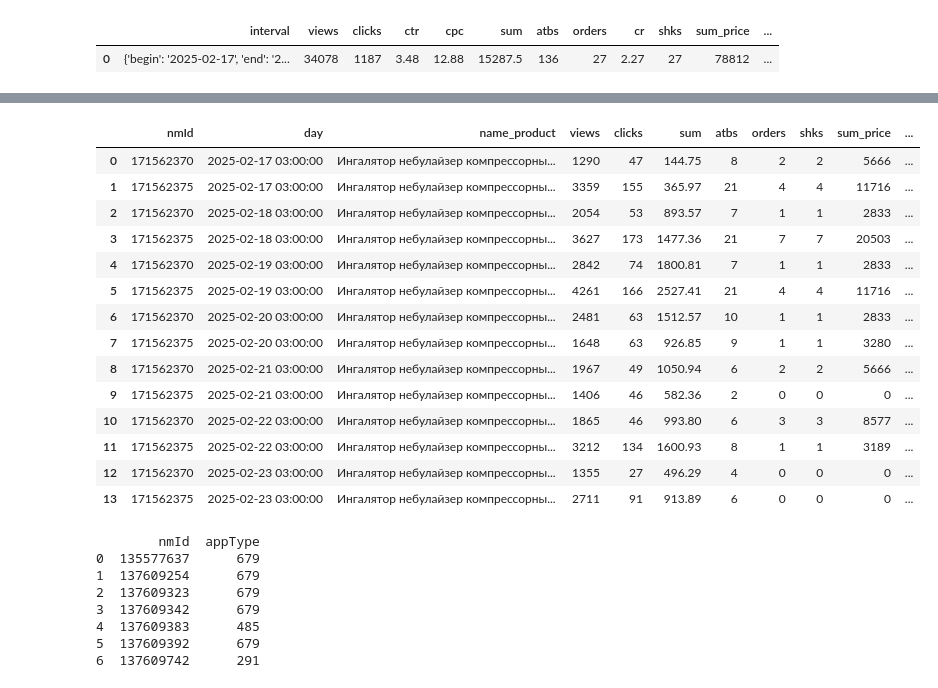
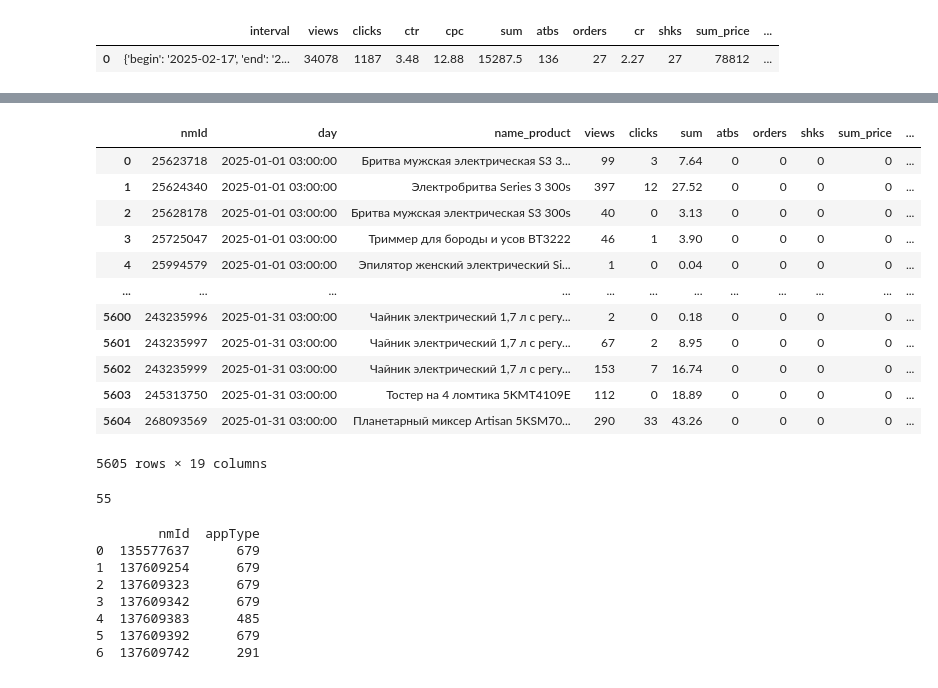
Before and after one commit to carolinavivast/API-Integrations, a Jupyter notebook: Advertisement_WB.ipynb, the cells around one changed output, grey strips where cells are left out. Cells and saved outputs as stored; diff of their text form; code cells hidden in the pictures.

```diff
--- a/Advertisement_WB.ipynb
+++ b/Advertisement_WB.ipynb
@@ -437,0 +508,39 @@ campaigns_df
+# %%
+# Create chunks of 100 campaign IDs each
+campaign_chunks = [campaigns_kitchen['advertId'][i:i + chunk_size].tolist() for i in range(0, len(campaigns_kitchen), chunk_size)]
+
+# List to store all campaign data
+all_campaign_data_kitchen = []
+
+# Iterate over each chunk and send a POST request
+for idx, chunk in enumerate(campaign_chunks):
+    #print(f"Processing Chunk {idx + 1}: {chunk}")
+
+    # Construct the payload for the current chunk
+    payload = [{"id": campaign_id, "interval": date_interval} for campaign_id in chunk]
+
+    # Send the POST request
+    response = requests.post(url, headers=headers_kitchen, json=payload)
+
+    # Add a delay to avoid hitting API rate limits
+    time.sleep(65)
+
+    # Check the response status
+    if response.status_code == 200:
+        # Parse the JSON response
+        data = response.json()
+        all_campaign_data_kitchen.extend(data)
+        #print(f"Response for Chunk {idx + 1}: {json.dumps(data, indent=4)}")
+        print("Data retrived successfully")
+    else:
+        print(f"Error for Chunk {idx + 1}: {response.status_code}, {response.text}")
+
+# Combine all campaign data into a DataFrame
+campaign_kitchen_df = pd.json_normalize(all_campaign_data_kitchen)
+
+# Save the combined data to a text file
+with open("response_data_guten.txt", "w", encoding="utf-8") as file:
+    json.dump(all_campaign_data_kitchen, file, indent=4, ensure_ascii=False)
+
+# Display the combined DataFrame
+print("Combined Campaign Data")
@@ -594,40 +884,43 @@ df_grouped
 # %%
 # Merge the grouped DataFrame with the filtered_df to add additional columns
-df_final = df_grouped.merge(
-    filtered_df[["advertId", "endTime", "createTime", "name", "status", "type"]],
+df_final = df_grouped_combined_campaigns.merge(
+    filtered_df[["advertId", "endTime", "createTime", "startTime","name", "status", "type"]],
     on="advertId",
     how="left"
 )
 
 # Drop the columns 'ctr', 'cpc', and 'cr'
 df_final = df_final.drop(columns=["ctr", "cpc", "cr"])
 
 # Rename the columns 'name_x' and 'name_y'
 df_final.rename(
     columns={
         "name_x": "name_product",  # Rename 'name_x' to 'name_product'
         "name_y": "name_campaign"  # Rename 'name_y' to 'name_campaign'
     },
     inplace=True
 )
 
 # Display the final DataFrame
 df_final
 # %% [output]
 |  | nmId | day | name_product | views | clicks | sum | atbs | orders | shks | sum_price | ... |
-| 0 | 171562370 | 2025-02-17 03:00:00 | Ингалятор небулайзер компрессорны... | 1290 | 47 | 144.75 | 8 | 2 | 2 | 5666 | ... |
-| 1 | 171562375 | 2025-02-17 03:00:00 | Ингалятор небулайзер компрессорны... | 3359 | 155 | 365.97 | 21 | 4 | 4 | 11716 | ... |
-| 2 | 171562370 | 2025-02-18 03:00:00 | Ингалятор небулайзер компрессорны... | 2054 | 53 | 893.57 | 7 | 1 | 1 | 2833 | ... |
-| 3 | 171562375 | 2025-02-18 03:00:00 | Ингалятор небулайзер компрессорны... | 3627 | 173 | 1477.36 | 21 | 7 | 7 | 20503 | ... |
-| 4 | 171562370 | 2025-02-19 03:00:00 | Ингалятор небулайзер компрессорны... | 2842 | 74 | 1800.81 | 7 | 1 | 1 | 2833 | ... |
-| 5 | 171562375 | 2025-02-19 03:00:00 | Ингалятор небулайзер компрессорны... | 4261 | 166 | 2527.41 | 21 | 4 | 4 | 11716 | ... |
-| 6 | 171562370 | 2025-02-20 03:00:00 | Ингалятор небулайзер компрессорны... | 2481 | 63 | 1512.57 | 10 | 1 | 1 | 2833 | ... |
-| 7 | 171562375 | 2025-02-20 03:00:00 | Ингалятор небулайзер компрессорны... | 1648 | 63 | 926.85 | 9 | 1 | 1 | 3280 | ... |
-| 8 | 171562370 | 2025-02-21 03:00:00 | Ингалятор небулайзер компрессорны... | 1967 | 49 | 1050.94 | 6 | 2 | 2 | 5666 | ... |
-| 9 | 171562375 | 2025-02-21 03:00:00 | Ингалятор небулайзер компрессорны... | 1406 | 46 | 582.36 | 2 | 0 | 0 | 0 | ... |
-| 10 | 171562370 | 2025-02-22 03:00:00 | Ингалятор небулайзер компрессорны... | 1865 | 46 | 993.80 | 6 | 3 | 3 | 8577 | ... |
-| 11 | 171562375 | 2025-02-22 03:00:00 | Ингалятор небулайзер компрессорны... | 3212 | 134 | 1600.93 | 8 | 1 | 1 | 3189 | ... |
-| 12 | 171562370 | 2025-02-23 03:00:00 | Ингалятор небулайзер компрессорны... | 1355 | 27 | 496.29 | 4 | 0 | 0 | 0 | ... |
-| 13 | 171562375 | 2025-02-23 03:00:00 | Ингалятор небулайзер компрессорны... | 2711 | 91 | 913.89 | 6 | 0 | 0 | 0 | ... |
+| 0 | 25623718 | 2025-01-01 03:00:00 | Бритва мужская электрическая S3 3... | 99 | 3 | 7.64 | 0 | 0 | 0 | 0 | ... |
+| 1 | 25624340 | 2025-01-01 03:00:00 | Электробритва Series 3 300s | 397 | 12 | 27.52 | 0 | 0 | 0 | 0 | ... |
+| 2 | 25628178 | 2025-01-01 03:00:00 | Бритва мужская электрическая S3 300s | 40 | 0 | 3.13 | 0 | 0 | 0 | 0 | ... |
+| 3 | 25725047 | 2025-01-01 03:00:00 | Триммер для бороды и усов BT3222 | 46 | 1 | 3.90 | 0 | 0 | 0 | 0 | ... |
+| 4 | 25994579 | 2025-01-01 03:00:00 | Эпилятор женский электрический Si... | 1 | 0 | 0.04 | 0 | 0 | 0 | 0 | ... |
+| ... | ... | ... | ... | ... | ... | ... | ... | ... | ... | ... | ... |
+| 5600 | 243235996 | 2025-01-31 03:00:00 | Чайник электрический 1,7 л с регу... | 2 | 0 | 0.18 | 0 | 0 | 0 | 0 | ... |
+| 5601 | 243235997 | 2025-01-31 03:00:00 | Чайник электрический 1,7 л с регу... | 67 | 2 | 8.95 | 0 | 0 | 0 | 0 | ... |
+| 5602 | 243235999 | 2025-01-31 03:00:00 | Чайник электрический 1,7 л с регу... | 153 | 7 | 16.74 | 0 | 0 | 0 | 0 | ... |
+| 5603 | 245313750 | 2025-01-31 03:00:00 | Тостер на 4 ломтика 5KMT4109E | 112 | 0 | 18.89 | 0 | 0 | 0 | 0 | ... |
+| 5604 | 268093569 | 2025-01-31 03:00:00 | Планетарный миксер Artisan 5KSM70... | 290 | 33 | 43.26 | 0 | 0 | 0 | 0 | ... |
+5605 rows × 19 columns
+# %%
+unique_change_times = df_grouped_combined_campaigns['advertId'].nunique()
+print(unique_change_times)
+# %% [output]
+55
 # %%
 filename = "Compaings.xlsx"
```
Also changed, not shown: parts of 24 cells of this notebook.
